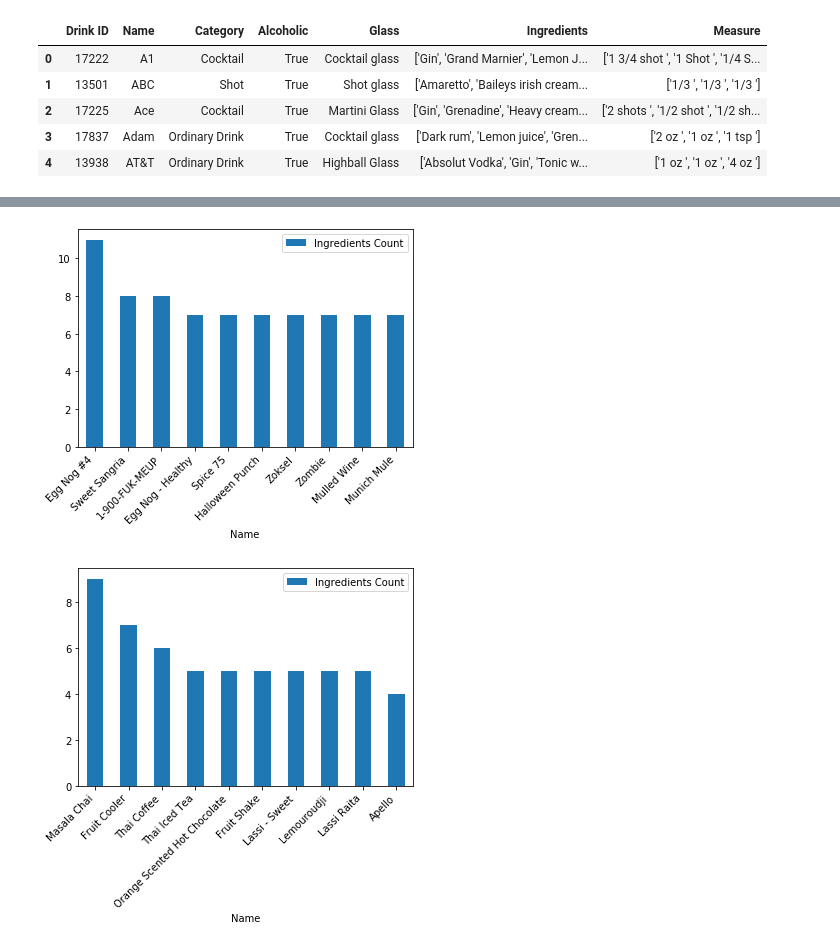
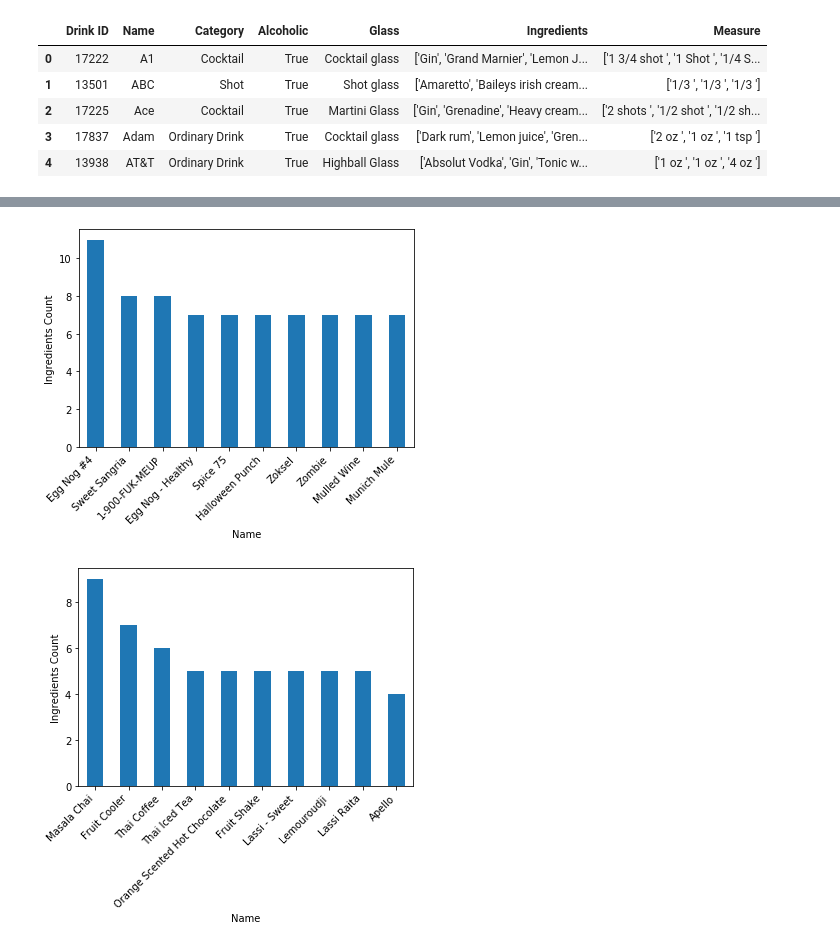
Before and after one commit to ashleep/Project-1_Team-1, a Jupyter notebook: vincent_complex.ipynb, the cells around one changed output, grey strips where cells are left out. Cells and saved outputs as stored; diff of their text form; code cells hidden in the pictures.

Commit message:
Graphs complete

```diff
--- a/vincent_complex.ipynb
+++ b/vincent_complex.ipynb
@@ -91,14 +92,16 @@ Total non-alcoholic cocktails = 31.
 | 3 | 12786 | Thai Iced Tea | Coffee / Tea | False | Highball glass | [Tea, Water, Condensed milk, Ice,... | ['1/4 cup Thai ', '1/2 cup boilin... | 5 |
 | 4 | 12748 | Orange Scented Hot Chocolate | Cocoa | False | Coffee mug | [Milk, Chocolate, Orange peel, Es... | ['2 cups ', '4 oz chopped bitters... | 5 |
 # %%
-drink_al_df.loc[0:9,:].plot("Name","Ingredients Count", kind = 'bar')
+drink_al_df.loc[0:9,:].plot("Name","Ingredients Count", kind = 'bar', legend = False)
 plt.xticks(rotation = 45, ha = 'right')
+plt.ylabel("Ingredients Count")
 plt.show()
 # %% [output]
-[figure, old version]
+[figure, new version]
 # %%
-drink_non_df.loc[0:9,:].plot("Name","Ingredients Count", kind = 'bar')
+drink_non_df.loc[0:9,:].plot("Name","Ingredients Count", kind = 'bar', legend = False)
 plt.xticks(rotation = 45, ha = 'right')
+plt.ylabel("Ingredients Count")
 plt.show()
 # %% [output]
-[figure, old version]
+[figure, new version]
```
Also changed, not shown: parts of 5 cells of this notebook.
